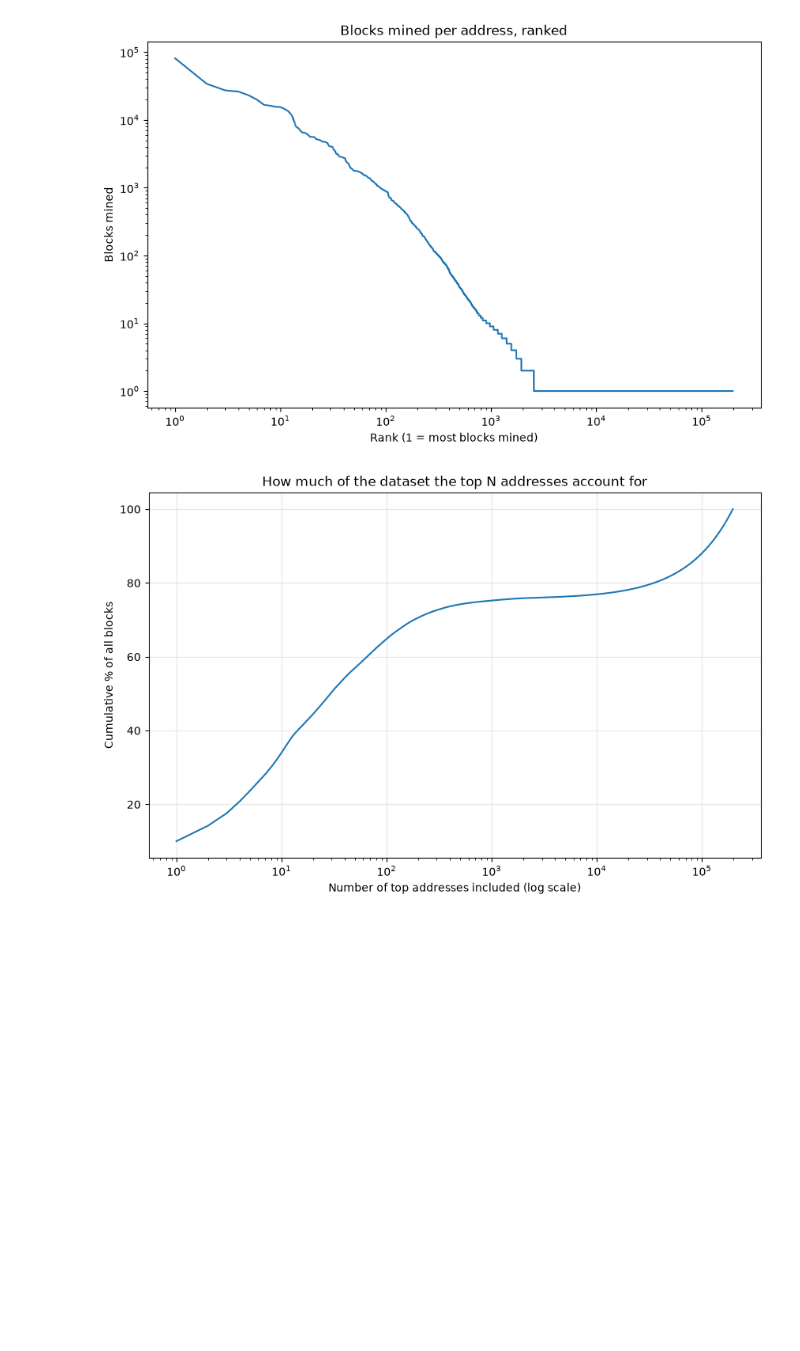
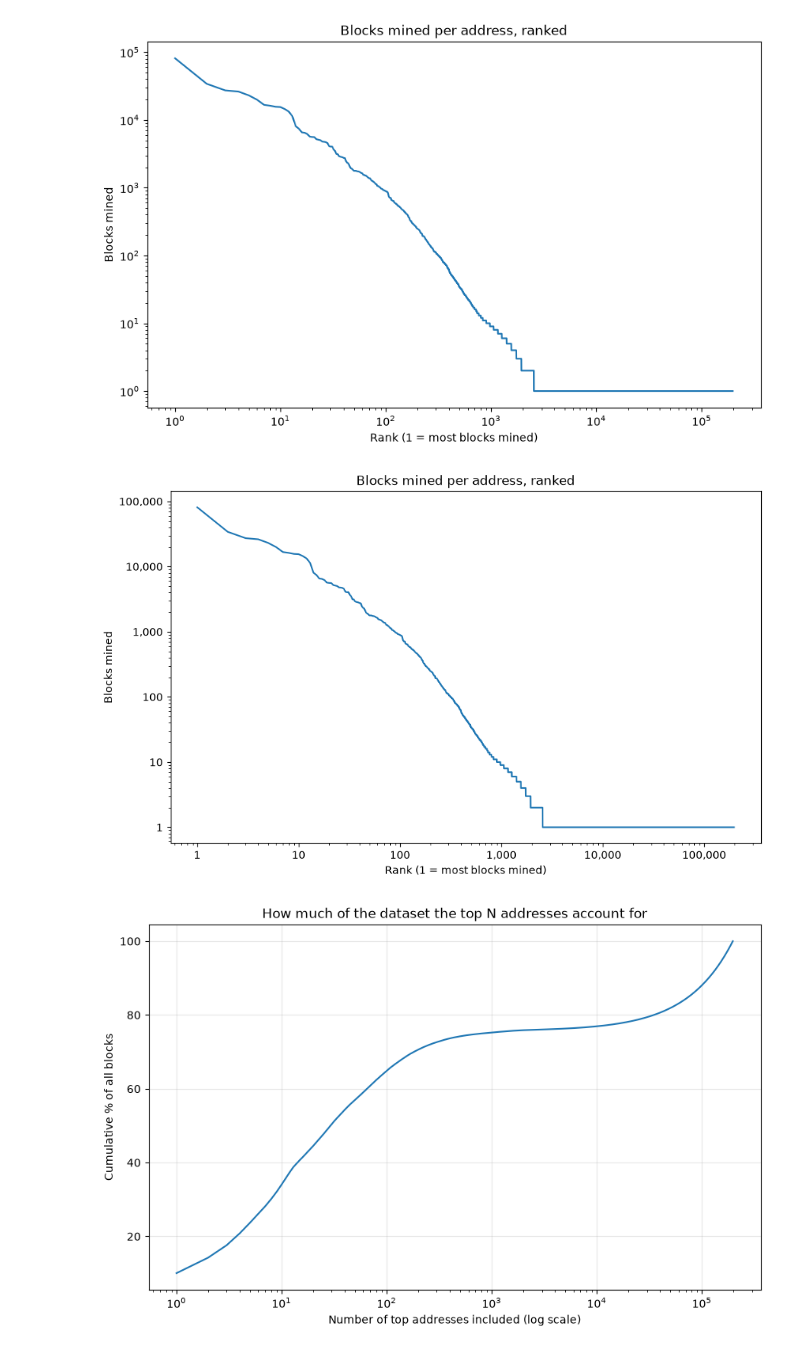
Before and after one commit to Kwokym111/poai_simulation, a Jupyter notebook: src/miner_attribution.ipynb, the cells around one changed output. Cells and saved outputs as stored; diff of their text form; code cells hidden in the pictures; blank space fills up the shorter version.

```diff
--- a/src/miner_attribution.ipynb
+++ b/src/miner_attribution.ipynb
@@ -491,6 +491,23 @@ plt.title('Blocks mined per address, ranked')
 plt.show()
 # %% [output]
 [figure]
+# %%
+import matplotlib.ticker as mticker
+
+miner_block_counts = coinbase_df['primary_miner_address'].value_counts()
+
+fig, ax = plt.subplots(figsize=(10, 6))
+ax.plot(range(1, len(miner_block_counts) + 1), miner_block_counts.values)
+ax.set_xscale('log')
+ax.set_yscale('log')
+ax.xaxis.set_major_formatter(mticker.FuncFormatter(lambda x, _: f'{int(x):,}'))
+ax.yaxis.set_major_formatter(mticker.FuncFormatter(lambda x, _: f'{int(x):,}'))
+ax.set_xlabel('Rank (1 = most blocks mined)')
+ax.set_ylabel('Blocks mined')
+ax.set_title('Blocks mined per address, ranked')
+plt.show()
+# %% [output]
+[figure, added]
 # %%
 cumulative_blocks = miner_block_counts.cumsum()
 cumulative_share = cumulative_blocks / miner_block_counts.sum() * 100
```
Also changed, not shown: parts of 5 cells of this notebook, 5 other files.
